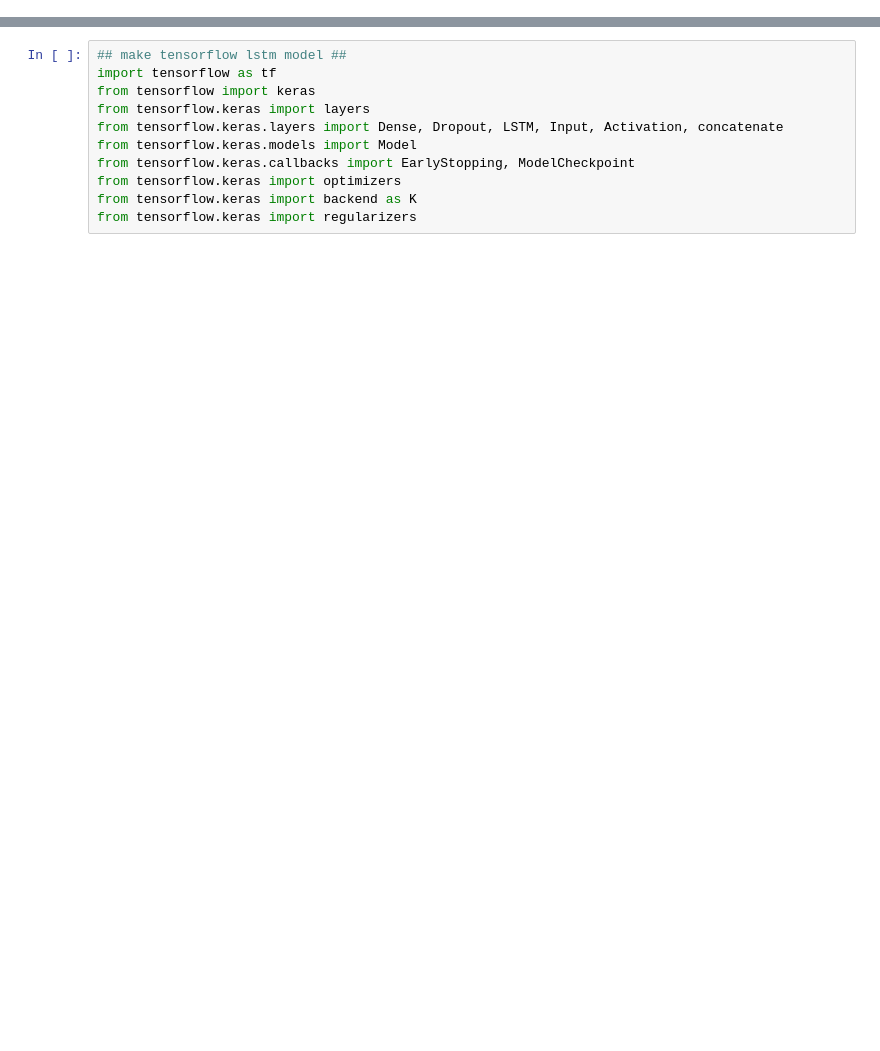
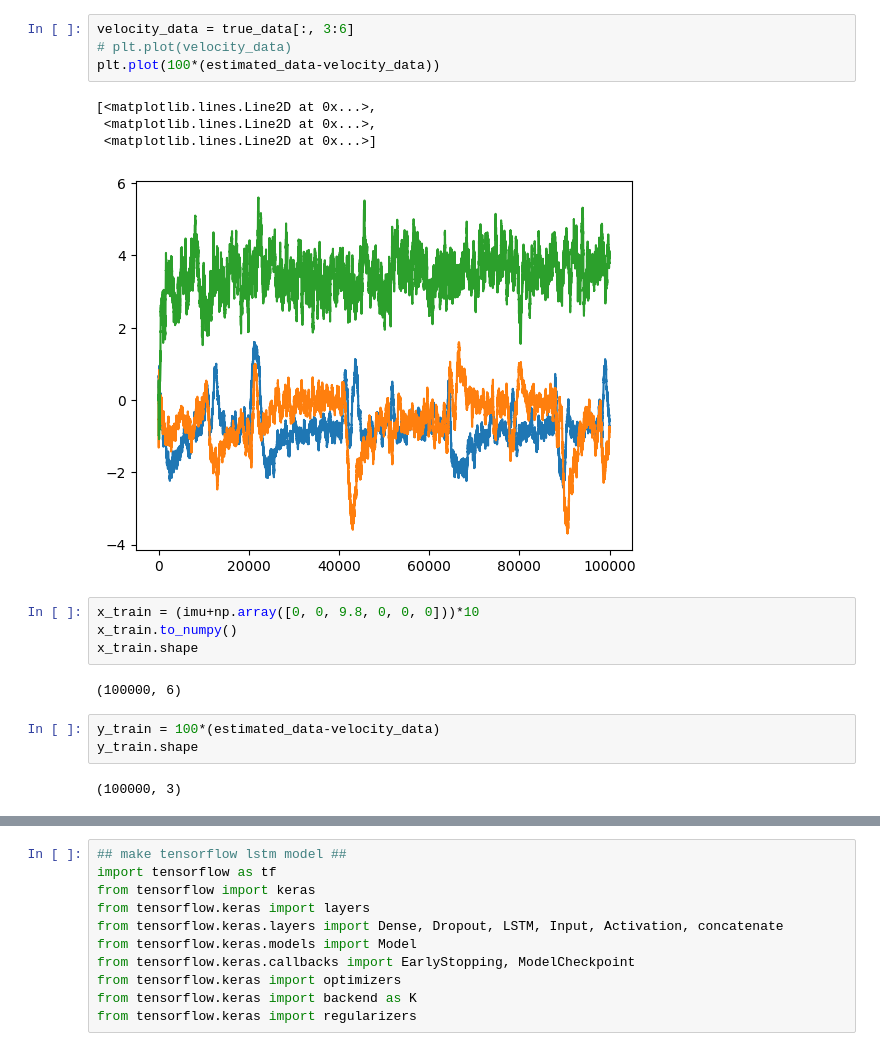
Before and after one commit to alibaniasad1999/INS-AI, a Jupyter notebook: LSTM/LSTM_error.ipynb, the cells around one changed output, grey strips where cells are left out. Cells and saved outputs as stored; diff of their text form; blank space fills up the shorter version.

```diff
--- a/LSTM/LSTM_error.ipynb
+++ b/LSTM/LSTM_error.ipynb
@@ -18,0 +92,20 @@ y_train = data_2[1:, 1:] - x_train
+# %%
+velocity_data = true_data[:, 3:6]
+# plt.plot(velocity_data)
+plt.plot(100*(estimated_data-velocity_data))
+# %% [output]
+[<matplotlib.lines.Line2D at 0x...>,
+ <matplotlib.lines.Line2D at 0x...>,
+ <matplotlib.lines.Line2D at 0x...>]
+[figure, added]
+# %%
+x_train = (imu+np.array([0, 0, 9.8, 0, 0, 0]))*10
+x_train.to_numpy()
+x_train.shape
+# %% [output]
+(100000, 6)
+# %%
+y_train = 100*(estimated_data-velocity_data)
+y_train.shape
+# %% [output]
+(100000, 3)
```
Also changed, not shown: parts of 32 cells of this notebook, 8 other files.
